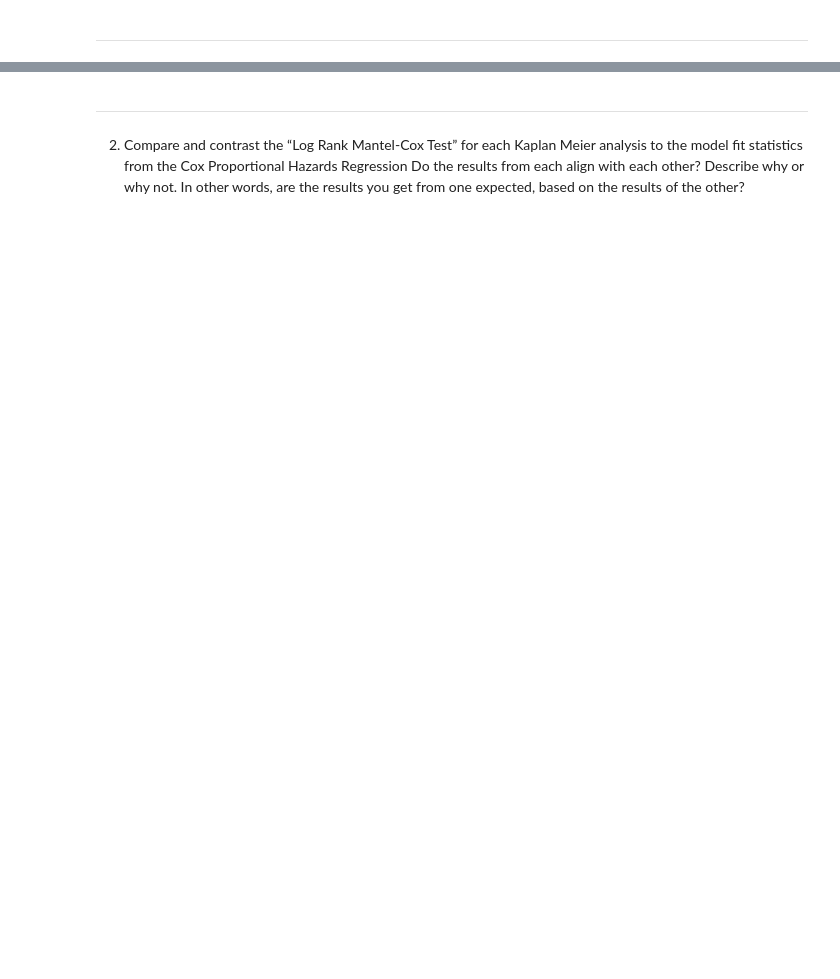
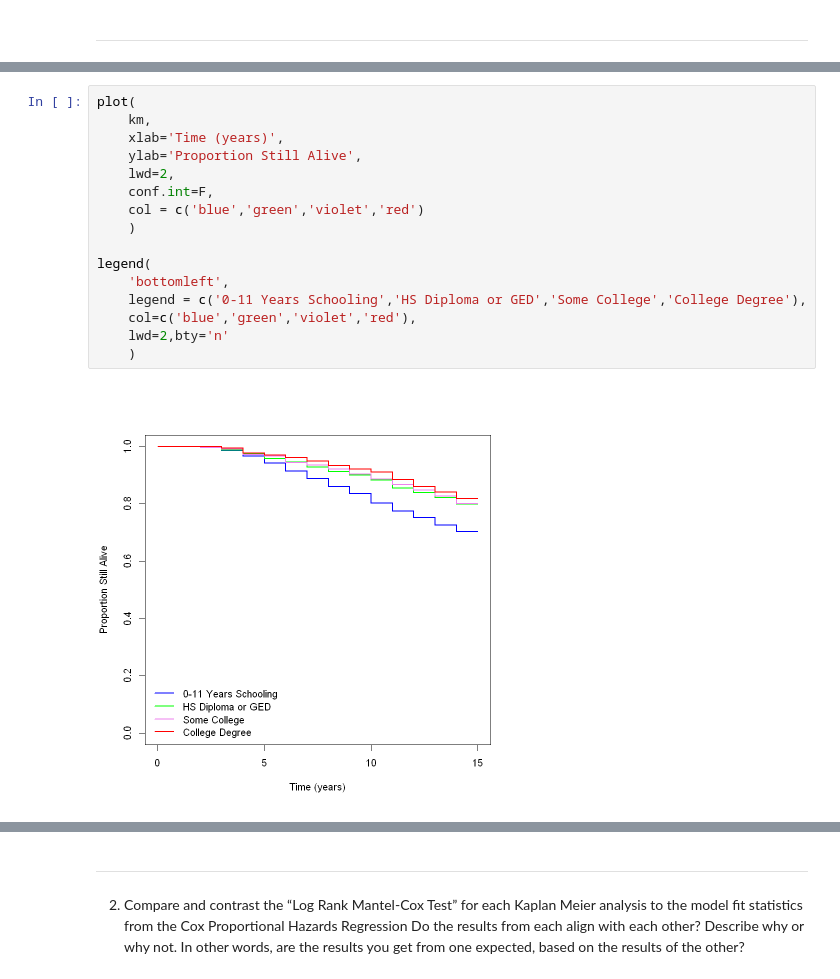
Before and after one commit to tyg3rr/HM878-Biostats, a Jupyter notebook: Problem Set 5 Cox and Kaplan Meier .ipynb, the cells around one changed output, grey strips where cells are left out. Cells and saved outputs as stored; diff of their text form; blank space fills up the shorter version.

```diff
--- a/Problem Set 5 Cox and Kaplan Meier .ipynb
+++ b/Problem Set 5 Cox and Kaplan Meier .ipynb
@@ -687,0 +512,18 @@ educ=4  391       71     96.5      6.74      7.91
+# %%
+plot(
+    km,
+    xlab='Time (years)',
+    ylab='Proportion Still Alive',
+    lwd=2,
+    conf.int=F,
+    col = c('blue','green','violet','red')
+    )
+
+legend(
+    'bottomleft',
+    legend = c('0-11 Years Schooling','HS Diploma or GED','Some College','College Degree'),
+    col=c('blue','green','violet','red'),
+    lwd=2,bty='n'
+    )
+# %% [output]
+[figure, added]
```
Also changed, not shown: parts of 43 cells of this notebook.
